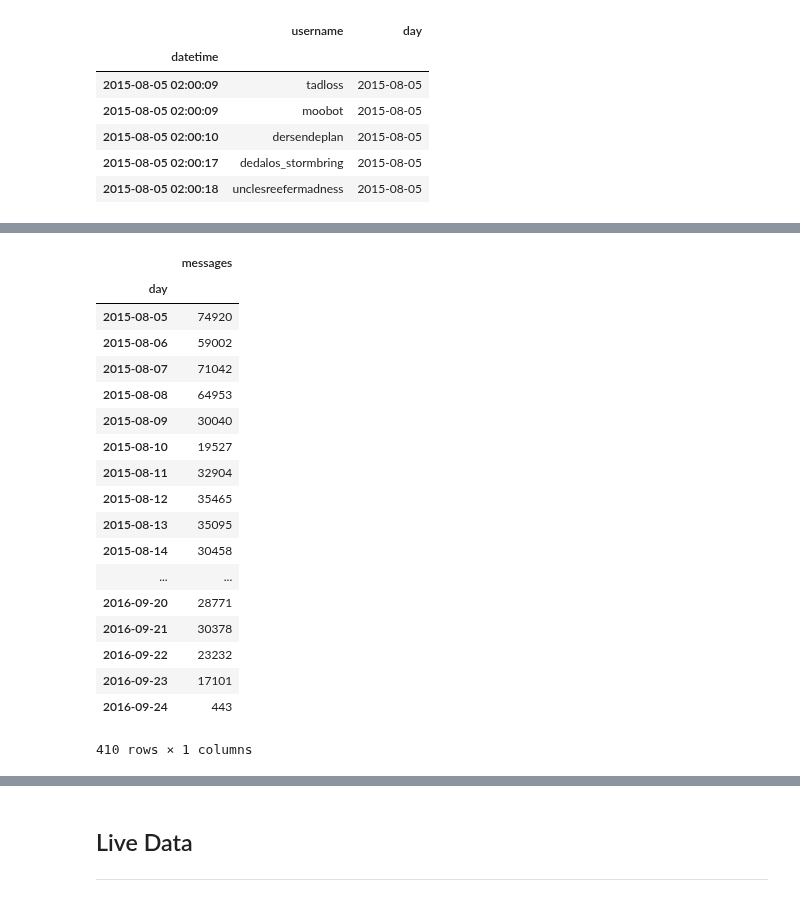
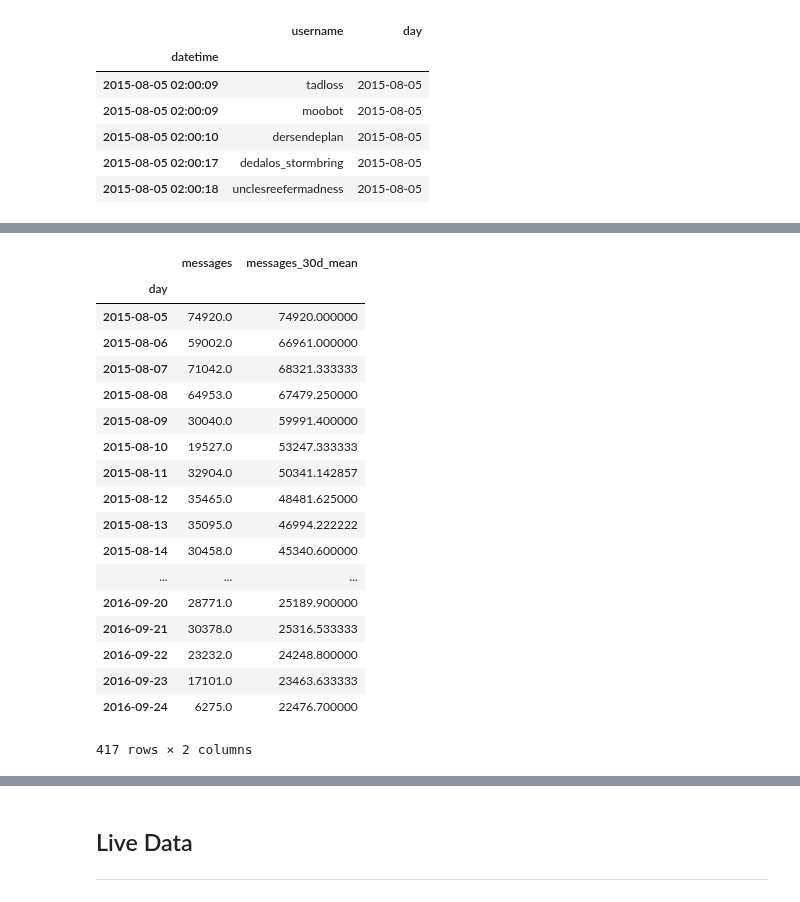
Before and after one commit to rbtvstats/rbtvstats, a Jupyter notebook: notebooks/chat.ipynb, the cells around one changed output, grey strips where cells are left out. Saved outputs shown, nothing was run; the diff lists cells and outputs as text; code cells hidden in the pictures.

```diff
--- a/notebooks/chat.ipynb
+++ b/notebooks/chat.ipynb
@@ -93,37 +93,43 @@ chat.tail()
 # %%
 #prepare chat data
 chatFiltered = chat
 
 #group messages by date
 chatGrouped = chatFiltered.groupby('day')
 
 #count messages
 chatMessages = chatGrouped.size().to_frame('messages')
 
 #adjust data type
 chatMessages = chatMessages.set_index(pd.to_datetime(chatMessages.index, format='%Y-%m-%d'))
 
+#resample
+chatMessages = chatMessages.resample('1D').mean().fillna(0)
+
+#30-day mean
+chatMessages['messages_30d_mean'] = chatMessages.rolling(window=30, min_periods=1).mean()
+
 chatMessages
 # %% [output]
-|  | messages |
-| day |  |
-| 2015-08-05 | 74920 |
-| 2015-08-06 | 59002 |
-| 2015-08-07 | 71042 |
-| 2015-08-08 | 64953 |
-| 2015-08-09 | 30040 |
-| 2015-08-10 | 19527 |
-| 2015-08-11 | 32904 |
-| 2015-08-12 | 35465 |
-| 2015-08-13 | 35095 |
-| 2015-08-14 | 30458 |
-| ... | ... |
-| 2016-09-20 | 28771 |
-| 2016-09-21 | 30378 |
-| 2016-09-22 | 23232 |
-| 2016-09-23 | 17101 |
-| 2016-09-24 | 443 |
+|  | messages | messages_30d_mean |
+| day |  |  |
+| 2015-08-05 | 74920.0 | 74920.000000 |
+| 2015-08-06 | 59002.0 | 66961.000000 |
+| 2015-08-07 | 71042.0 | 68321.333333 |
+| 2015-08-08 | 64953.0 | 67479.250000 |
+| 2015-08-09 | 30040.0 | 59991.400000 |
+| 2015-08-10 | 19527.0 | 53247.333333 |
+| 2015-08-11 | 32904.0 | 50341.142857 |
+| 2015-08-12 | 35465.0 | 48481.625000 |
+| 2015-08-13 | 35095.0 | 46994.222222 |
+| 2015-08-14 | 30458.0 | 45340.600000 |
+| ... | ... | ... |
+| 2016-09-20 | 28771.0 | 25189.900000 |
+| 2016-09-21 | 30378.0 | 25316.533333 |
+| 2016-09-22 | 23232.0 | 24248.800000 |
+| 2016-09-23 | 17101.0 | 23463.633333 |
+| 2016-09-24 | 6275.0 | 22476.700000 |
-410 rows × 1 columns
+417 rows × 2 columns
 # %%
 #prepare chat data
 chatFiltered = chat
```
Also changed, not shown: parts of 11 cells of this notebook.
